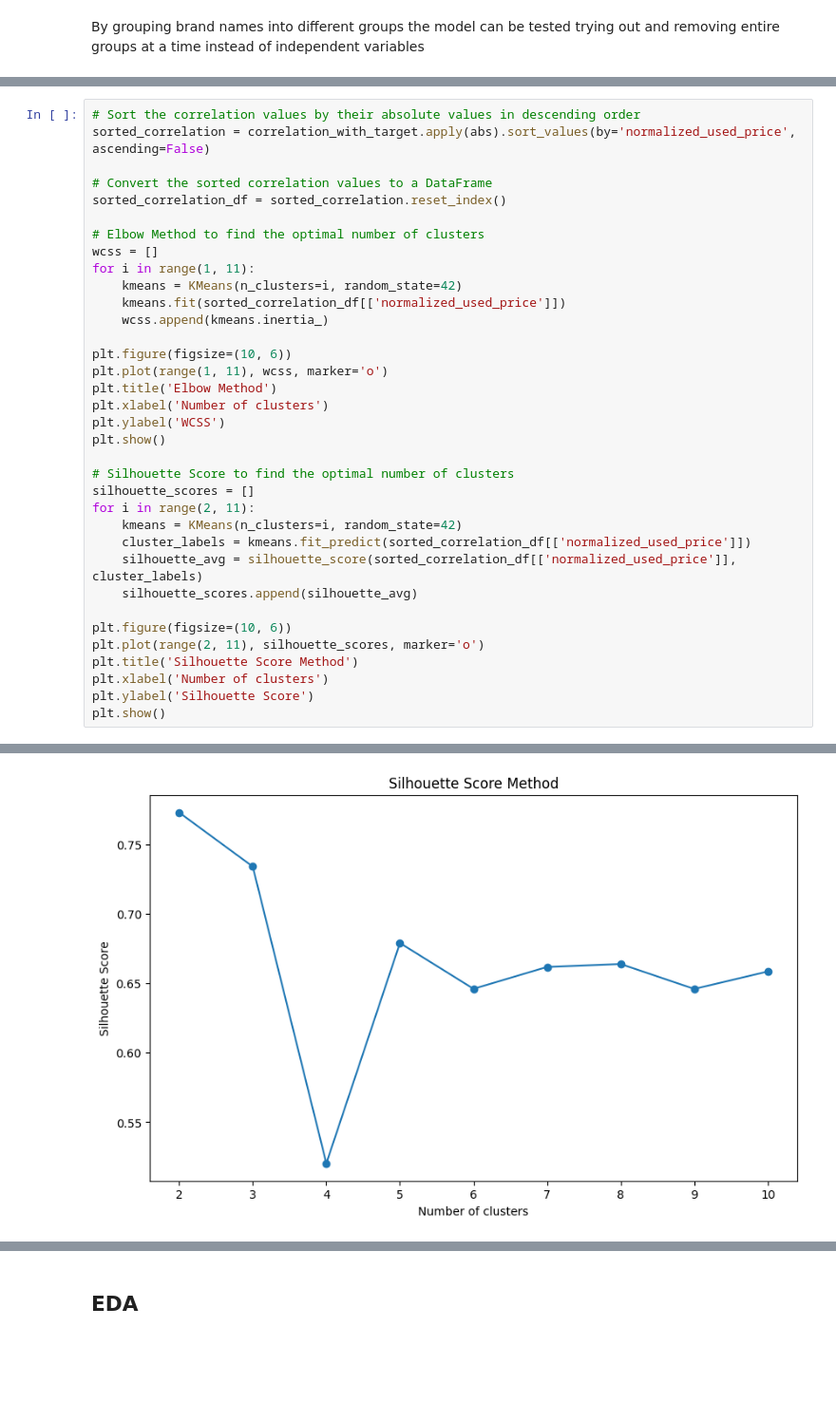
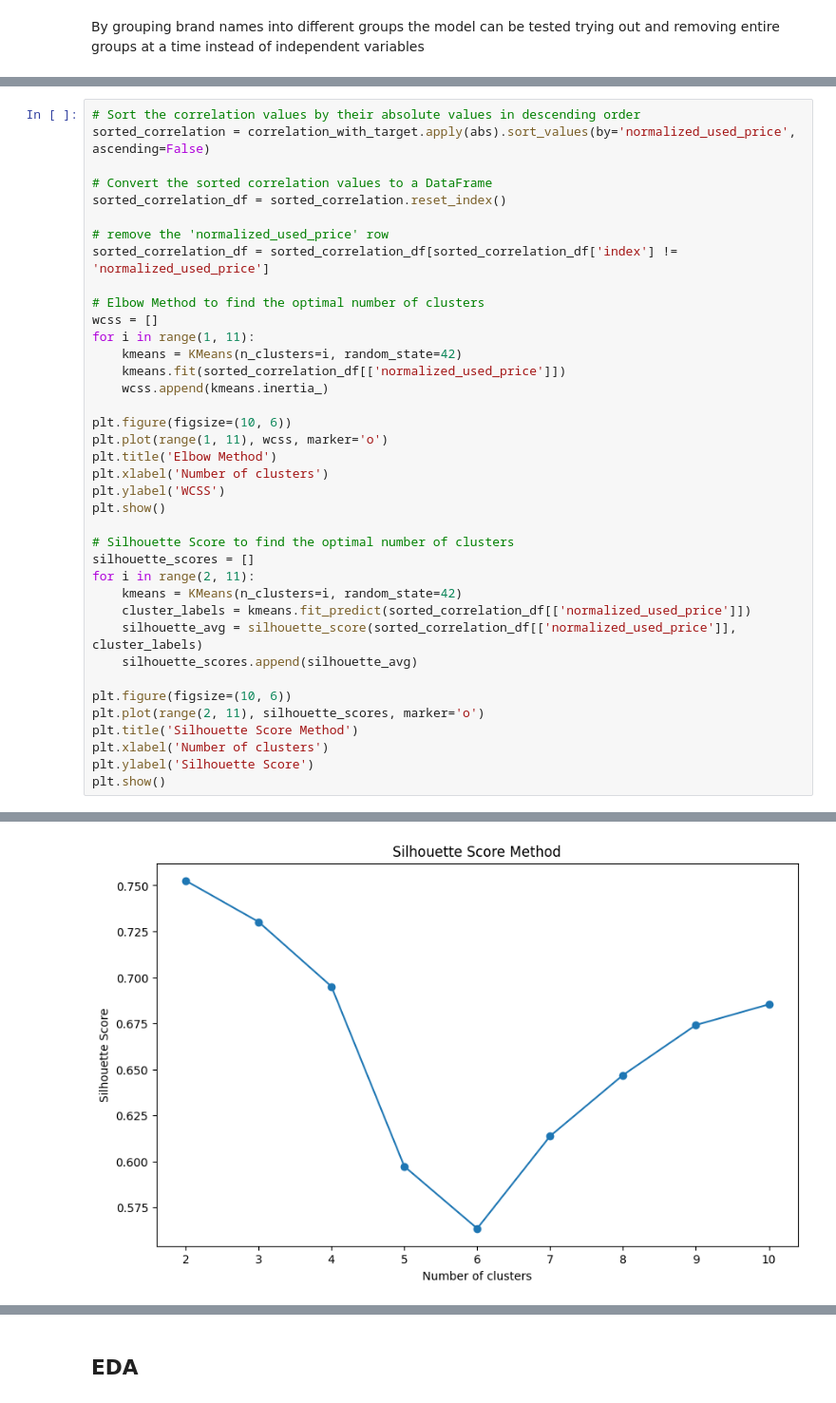
Before and after one commit to andresyarte/SLF_LernerNotebook, a Jupyter notebook: SLF_Project_LearnerNotebook_FullCode.ipynb, the cells around one changed output, grey strips where cells are left out. Shown at 95% size. Drawn from its saved outputs; the diff is of its cells as text; blank space fills up the shorter version.

```diff
--- a/SLF_Project_LearnerNotebook_FullCode.ipynb
+++ b/SLF_Project_LearnerNotebook_FullCode.ipynb
@@ -417,6 +422,9 @@ sorted_correlation = correlation_with_target.apply(abs).sort_values(by='normaliz
 
 # Convert the sorted correlation values to a DataFrame
 sorted_correlation_df = sorted_correlation.reset_index()
+
+# remove the 'normalized_used_price' row
+sorted_correlation_df = sorted_correlation_df[sorted_correlation_df['index'] != 'normalized_used_price']
 
 # Elbow Method to find the optimal number of clusters
 wcss = []
@@ -451,4 +459,4 @@ plt.show()
-[figure, old version]
+[figure, new version]
 # %%
 sorted_correlation = correlation_with_target.apply(abs).sort_values(by='normalized_used_price',ascending=False)
 
```
Also changed, not shown: parts of 27 cells of this notebook, 1 other file.
